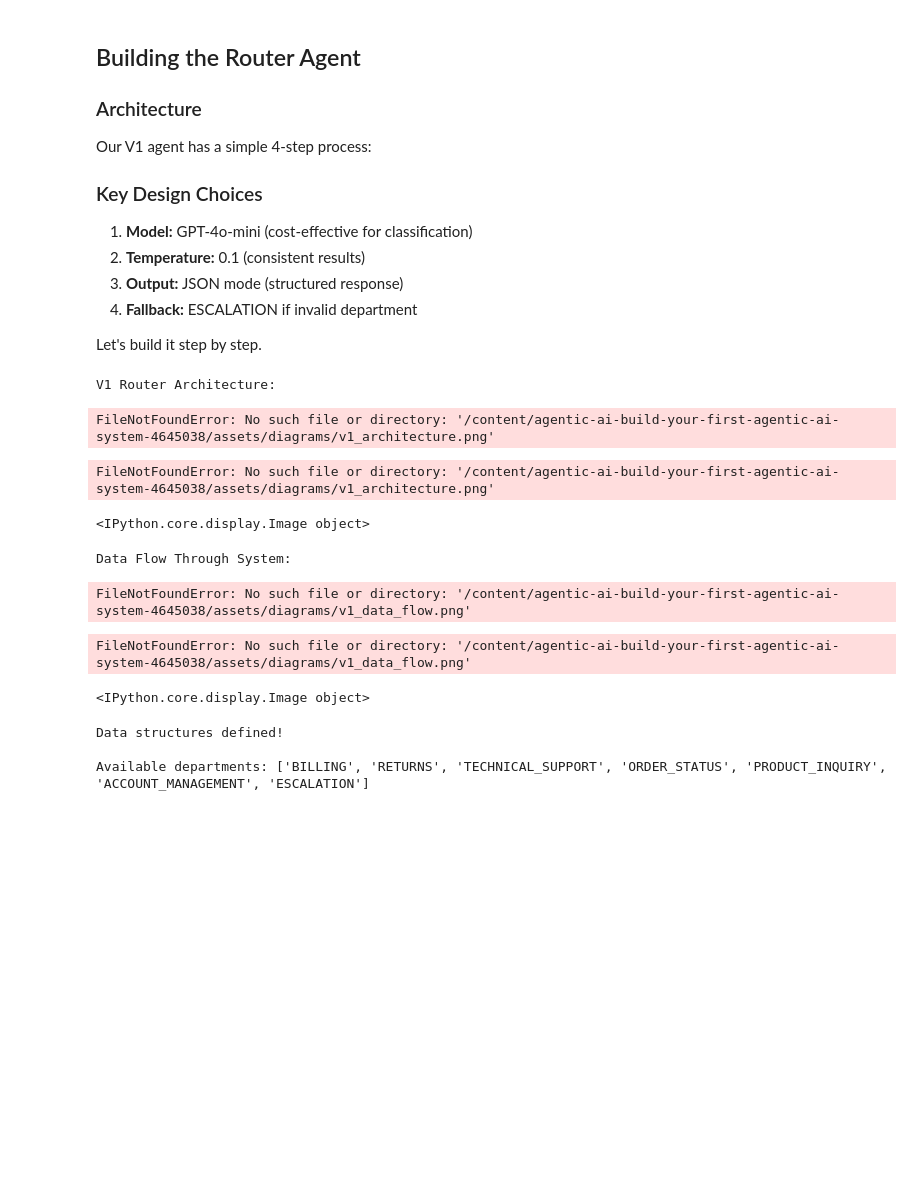
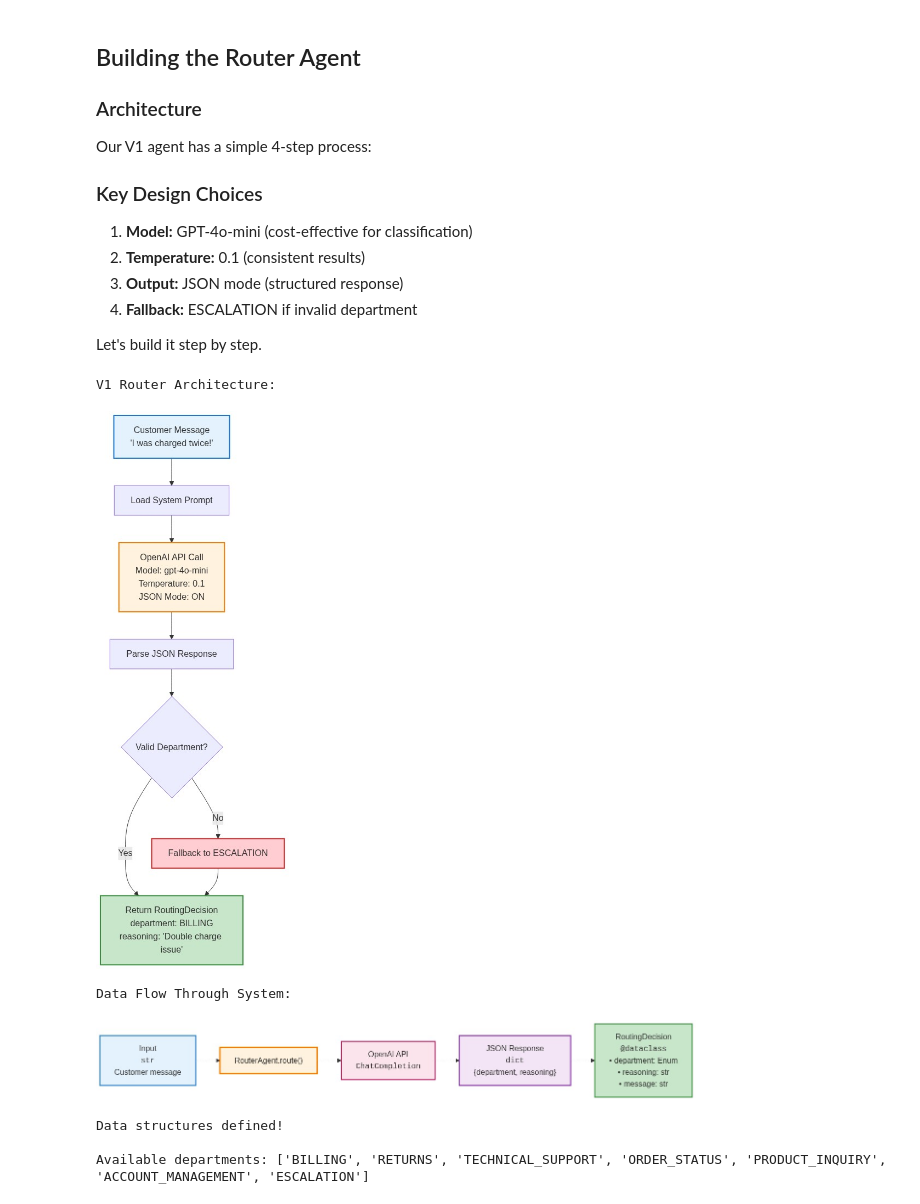
Before and after one commit to dil33p/agentic-first, a Jupyter notebook: action_autonomy.ipynb, the cells around one changed output. Cells and saved outputs as stored; diff of their text form; code cells hidden in the pictures; blank space fills up the shorter version.

```diff
--- a/action_autonomy.ipynb
+++ b/action_autonomy.ipynb
@@ -131,20 +128,16 @@ Let's build it step by step.
 # %%
 from IPython.display import Image, display
 
 print("V1 Router Architecture:")
-display(Image('/content/agentic-ai-build-your-first-agentic-ai-system-4645038/assets/diagrams/v1_architecture.png', width=600))
+display(Image('agentic-ai-build-your-first-agentic-ai-system-4645038/assets/diagrams/v1_architecture.png', width=600))
 
 print("\nData Flow Through System:")
-display(Image('/content/agentic-ai-build-your-first-agentic-ai-system-4645038/assets/diagrams/v1_data_flow.png', width=600))
+display(Image('agentic-ai-build-your-first-agentic-ai-system-4645038/assets/diagrams/v1_data_flow.png', width=600))
 # %% [output]
 V1 Router Architecture:
+[figure, added]
-FileNotFoundError: No such file or directory: '/content/agentic-ai-build-your-first-agentic-ai-system-4645038/assets/diagrams/v1_architecture.png'
+Data Flow Through System:
-FileNotFoundError: No such file or directory: '/content/agentic-ai-build-your-first-agentic-ai-system-4645038/assets/diagrams/v1_architecture.png'
-<IPython.core.display.Image object>
-Data Flow Through System:
-FileNotFoundError: No such file or directory: '/content/agentic-ai-build-your-first-agentic-ai-system-4645038/assets/diagrams/v1_data_flow.png'
-FileNotFoundError: No such file or directory: '/content/agentic-ai-build-your-first-agentic-ai-system-4645038/assets/diagrams/v1_data_flow.png'
-<IPython.core.display.Image object>
+[figure, added]
 # %%
 # Step 1: Define data structures
 
```
Also changed, not shown: parts of 5 cells of this notebook.
